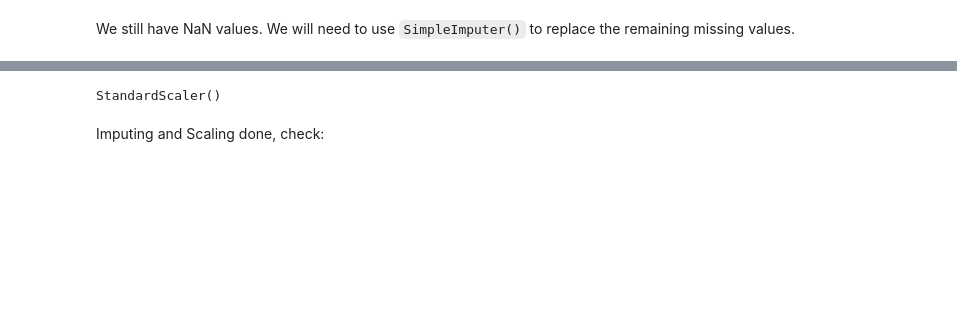
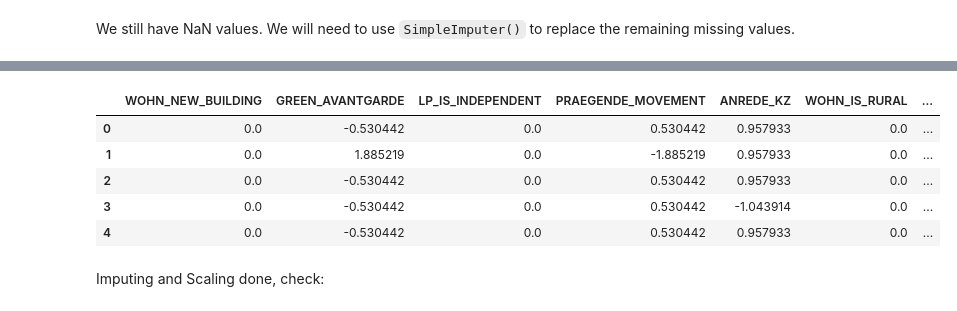
Before and after one commit to kinant/ud-ml-pytorch, a Jupyter notebook: Project 03/identify_customer_segments/Identify_Customer_Segments.ipynb, the cells around one changed output, grey strips where cells are left out. Drawn from its saved outputs; the diff is of its cells as text; code cells hidden in the pictures; blank space fills up the shorter version.

Commit message:
PR03 - PP Impute and Scale
Imputing and scaling works!

```diff
--- a/Project 03/identify_customer_segments/Identify_Customer_Segments.ipynb
+++ b/Project 03/identify_customer_segments/Identify_Customer_Segments.ipynb
@@ -2248,7 +2245,10 @@ pd.options.display.max_columns = None
 # So that our sklearn estimators/transformers output a pandas dataframe
 set_config(transform_output="pandas")
 # %%
-# DATA_AZDIAS = 'Udacity_AZDIAS_Subset.csv'
-# DATA_CUSTOMERS = 'Udacity_Customers.csv'
-# DATA_F_SUMMARY = 'Azdias_Feature_Summary.csv'
-# DATA_DICT = 'data_dictionary.json'
+DATA_AZDIAS = 'Udacity_AZDIAS_Subset.csv'
+DATA_CUSTOMERS = 'Udacity_Customers.csv'
+DATA_F_SUMMARY = 'Azdias_Feature_Summary.csv'
+DATA_DICT = 'data_dictionary.json'
+# %%
+df_population_raw = pd.read_csv(DATA_AZDIAS, delimiter=";")
+df_population_raw.head()
@@ -2254,0 +2262,7 @@ set_config(transform_output="pandas")
+# %%
+az_pp = AzdiasPreprocessor(
+    data_source=DATA_AZDIAS,
+    summary_source=DATA_F_SUMMARY
+)
+
+df_population_clean = az_pp.clean_data(df_population_raw)
@@ -2265,6 +2297,5 @@ Before we apply dimensionality reduction techniques to the data, we need to perf
 # %%
 # If you've not yet cleaned the dataset of all NaN values, then investigate and
 # do that now.
-df_population_clean = df_pop_engineered.copy()
 df_population_clean.isna().sum().sum()
 # %% [output]
@@ -2341,8 +2340,16 @@ ColumnTransformer(remainder='passthrough',
 # %%
-# Create Scaler
-scaler = StandardScaler()
-scaler
+# # Create Scaler
+# scaler = StandardScaler()
+# scaler
-# %% [output]
-StandardScaler()
+# %%
+df_population_scaled = az_pp.impute_and_scale_data(df_population_clean)
+df_population_scaled.head()
+# %% [output]
+|  | WOHN_NEW_BUILDING | GREEN_AVANTGARDE | LP_IS_INDEPENDENT | PRAEGENDE_MOVEMENT | ANREDE_KZ | WOHN_IS_RURAL | ... |
+| 0 | 0.0 | -0.530442 | 0.0 | 0.530442 | 0.957933 | 0.0 | ... |
+| 1 | 0.0 | 1.885219 | 0.0 | -1.885219 | 0.957933 | 0.0 | ... |
+| 2 | 0.0 | -0.530442 | 0.0 | 0.530442 | 0.957933 | 0.0 | ... |
+| 3 | 0.0 | -0.530442 | 0.0 | 0.530442 | -1.043914 | 0.0 | ... |
+| 4 | 0.0 | -0.530442 | 0.0 | 0.530442 | 0.957933 | 0.0 | ... |
 # %% [markdown]
 Imputing and Scaling done, check:
```
Also changed, not shown: parts of 18 cells of this notebook, 2 other files.
